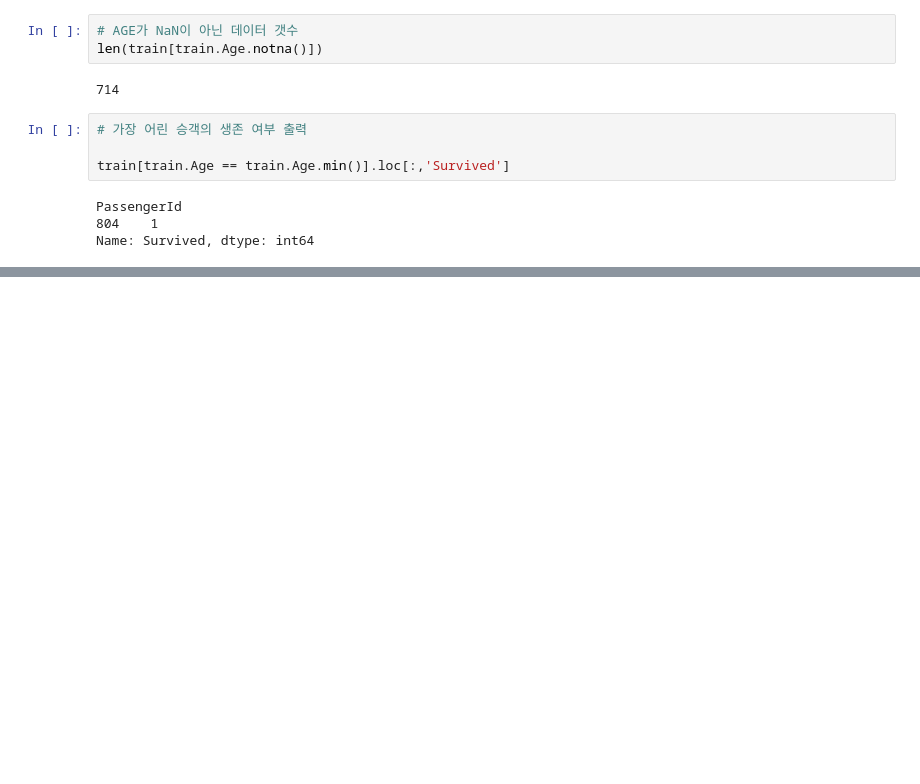
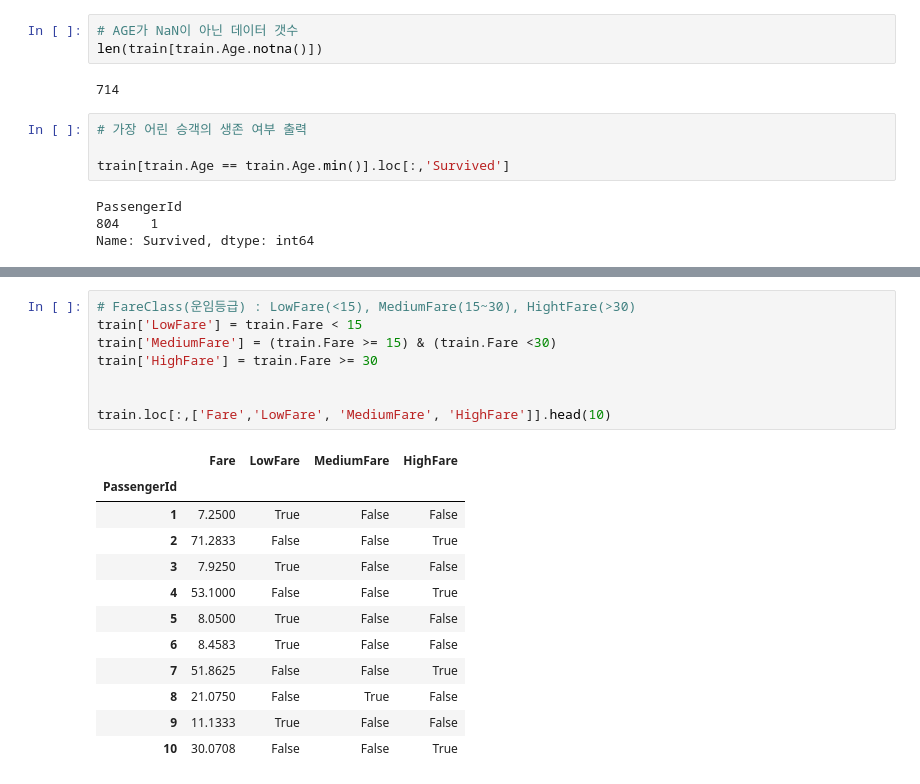
Before and after one commit to smitepaladin/workspace, a Jupyter notebook: DataAnalysis/Note/06.데이터분석_Pandas.ipynb, the cells around one changed output, grey strips where cells are left out. Cells and saved outputs as stored; diff of their text form; blank space fills up the shorter version.

```diff
--- a/DataAnalysis/Note/06.데이터분석_Pandas.ipynb
+++ b/DataAnalysis/Note/06.데이터분석_Pandas.ipynb
@@ -204,0 +312,21 @@ Name: Survived, dtype: int64
+# %%
+# FareClass(운임등급) : LowFare(<15), MediumFare(15~30), HightFare(>30)
+train['LowFare'] = train.Fare < 15
+train['MediumFare'] = (train.Fare >= 15) & (train.Fare <30)
+train['HighFare'] = train.Fare >= 30
+
+
+train.loc[:,['Fare','LowFare', 'MediumFare', 'HighFare']].head(10)
+# %% [output]
+|  | Fare | LowFare | MediumFare | HighFare |
+| PassengerId |  |  |  |  |
+| 1 | 7.2500 | True | False | False |
+| 2 | 71.2833 | False | False | True |
+| 3 | 7.9250 | True | False | False |
+| 4 | 53.1000 | False | False | True |
+| 5 | 8.0500 | True | False | False |
+| 6 | 8.4583 | True | False | False |
+| 7 | 51.8625 | False | False | True |
+| 8 | 21.0750 | False | True | False |
+| 9 | 11.1333 | True | False | False |
+| 10 | 30.0708 | False | False | True |
```
Also changed, not shown: parts of 16 cells of this notebook, 7 other files.
